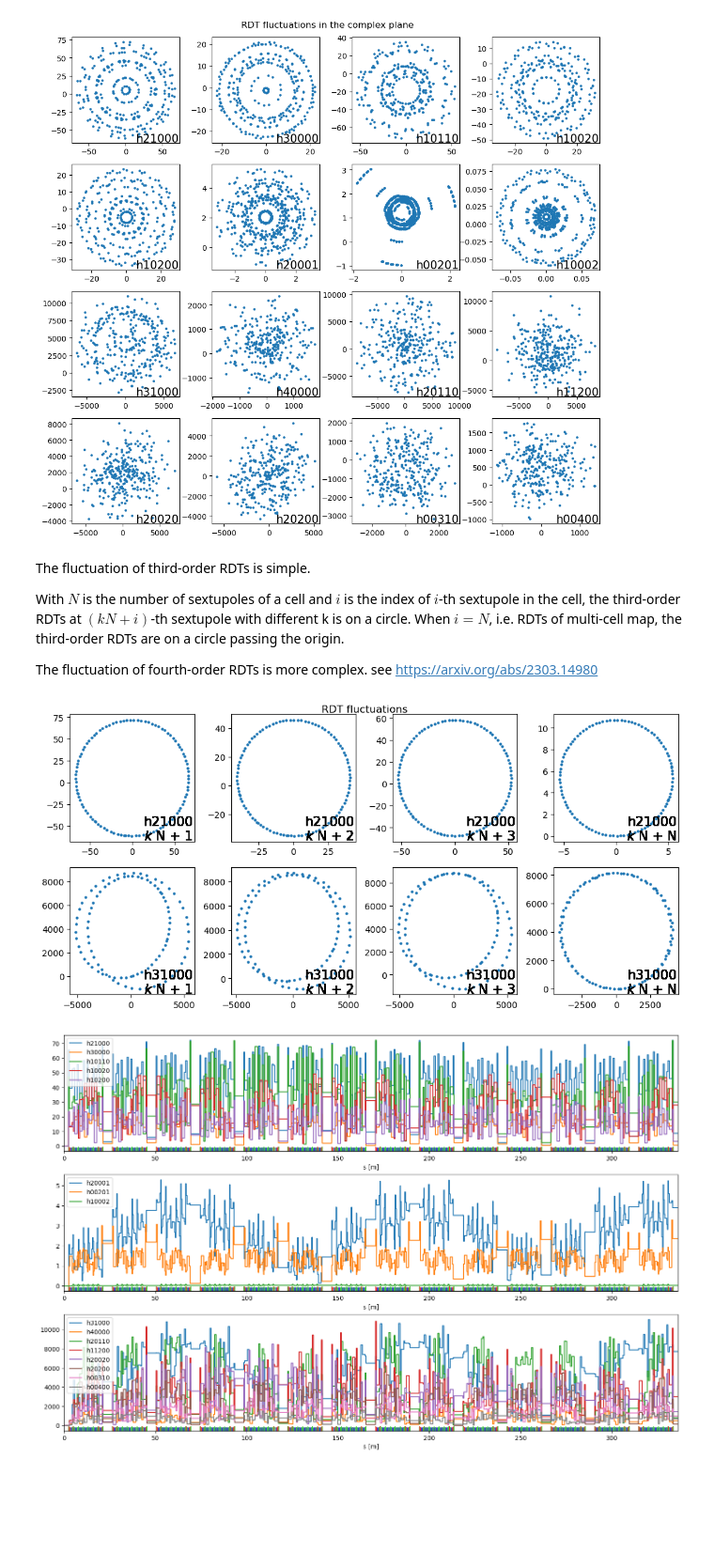
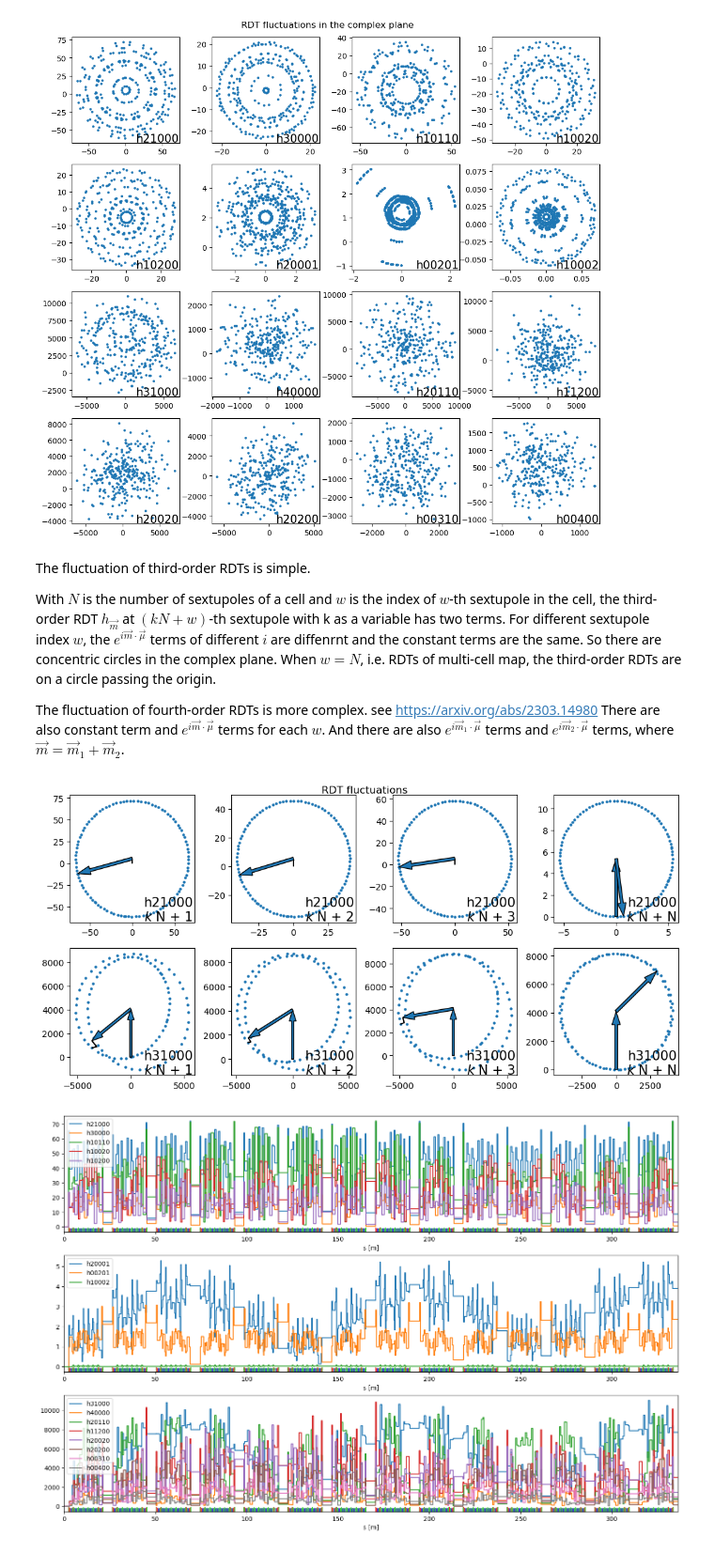
Before and after one commit to wei0852/simplestoragering, a Jupyter notebook: Example.ipynb, the cells around one changed output. Shown at 94% size. Saved outputs shown, nothing was run; the diff lists cells and outputs as text; code cells hidden in the pictures; blank space fills up the shorter version.

Commit message:
Add s_dependent_driving_terms() in example.

```diff
--- a/Example.ipynb
+++ b/Example.ipynb
@@ -126,38 +129,68 @@ plt.show()
 # %% [markdown]
 The fluctuation of third-order RDTs is simple.
 
-With $N$ is the number of sextupoles of a cell and $i$ is the index of $i$-th sextupole in the cell,
-the third-order RDTs at $(k N + i)$-th sextupole with different k is on a circle. When $i=N$, i.e. RDTs of multi-cell map, the third-order RDTs are on a circle passing the origin.
+With $N$ is the number of sextupoles of a cell and $w$ is the index of $w$-th sextupole in the cell,
+the third-order RDT $h_{\vec{m}}$ at $(k N + w)$-th sextupole with k as a variable has two terms.
+For different sextupole index $w$, the $e^{i\vec{m}\cdot \vec{\mu}}$ terms of different $i$ are diffenrnt and the constant terms are the same. So there are concentric circles in the complex plane. When $w=N$, i.e. RDTs of multi-cell map, the third-order RDTs are on a circle passing the origin.
 
 The fluctuation of fourth-order RDTs is more complex. see https://arxiv.org/abs/2303.14980
+There are also constant term and $e^{i\vec{m}\cdot\vec{\mu}}$ terms for each $w$. And there are also $e^{i\vec{m}_1\cdot\vec{\mu}}$ terms and $e^{i\vec{m}_2\cdot\vec{\mu}}$ terms, where $\vec{m} = \vec{m}_1 + \vec{m}_2$.
 # %%
 N = int(len(rdts_fluct['h21000']) / 14)
 N_cell = 100
 multi_cell_fluct = rdts.fluctuation(n_periods=N_cell)  # Here we calculate more cells to show the regularity.
+fluct_comp = rdts.fluctuation_components()
+
 fig = plt.figure(figsize=(10.5, 5))
 plt.subplots_adjust(left=0.05, right=0.98, bottom=0.05, top=0.95, wspace=0.3)
 
 for i in [0, 1, 2]:
     plt.subplot(2, 4, i + 1)
     for k in range(N_cell):
         plt.scatter(np.real(multi_cell_fluct['h21000'][int(k*N+i)]), np.imag(multi_cell_fluct['h21000'][int(k*N+i)]), c='C0', s=5)
-        plt.text(0.99, 0.01, f'h21000\n$k$ N + {i+1}', transform=plt.gca().transAxes, size=15, horizontalalignment="right")
+    n_cell = 0
+    r0 = complex(0, 0)
+    for ratio, radius in fluct_comp['h21000']:
+        r1 = radius[i] * ratio ** n_cell
+        plt.arrow(r0.real, r0.imag, r1.real, r1.imag, length_includes_head=True, width=abs(r1) / 20)
+        r0 = r0 + r1
+    plt.text(0.99, 0.01, f'h21000\n$k$ N + {i+1}', transform=plt.gca().transAxes, size=15, horizontalalignment="right")
     plt.subplot(2, 4, i + 5)
     for k in range(N_cell):
         plt.scatter(np.real(multi_cell_fluct['h31000'][int(k*N+i)]), np.imag(multi_cell_fluct['h31000'][int(k*N+i)]), c='C0', s=5)
-        plt.text(0.99, 0.01, f'h31000\n$k$ N + {i+1}', transform=plt.gca().transAxes, size=15, horizontalalignment="right")
-plt.subplot(2, 4, 4)
+    n_cell = 10
+    r0 = complex(0, 0)
+    for ratio, radius in fluct_comp['h31000']:
+        r1 = radius[i] * ratio ** n_cell
+        plt.arrow(r0.real, r0.imag, r1.real, r1.imag, length_includes_head=True, width=abs(r1) / 20)
+        r0 = r0 + r1
+    plt.text(0.99, 0.01, f'h31000\n$k$ N + {i+1}', transform=plt.gca().transAxes, size=15, horizontalalignment="right")
+
+    plt.subplot(2, 4, 4)
 for k in range(N_cell):
     plt.scatter(np.real(multi_cell_fluct['h21000'][int(k*N - 1)]), np.imag(multi_cell_fluct['h21000'][int(k*N-1)]), c='C0', s=5)
-    plt.text(0.99, 0.01, f'h21000\n$k$ N + N', transform=plt.gca().transAxes, size=15, horizontalalignment="right")
+n_cell = 10
+r0 = complex(0, 0)
+for ratio, radius in fluct_comp['h21000']:
+    r1 = radius[-1] * ratio ** n_cell
+    plt.arrow(r0.real, r0.imag, r1.real, r1.imag, length_includes_head=True, width=abs(r1) / 20)
+    r0 = r0 + r1
+plt.text(0.99, 0.01, f'h21000\n$k$ N + N', transform=plt.gca().transAxes, size=15, horizontalalignment="right")
+
 plt.subplot(2, 4, 8)
 for k in range(N_cell):
     plt.scatter(np.real(multi_cell_fluct['h31000'][int(k*N - 1)]), np.imag(multi_cell_fluct['h31000'][int(k*N-1)]), c='C0', s=5)
-    plt.text(0.99, 0.01, f'h31000\n$k$ N + N', transform=plt.gca().transAxes, size=15, horizontalalignment="right")
+n_cell = 1
+r0 = complex(0, 0)
+for ratio, radius in fluct_comp['h31000']:
+    r1 = radius[-1] * ratio ** n_cell
+    plt.arrow(r0.real, r0.imag, r1.real, r1.imag, length_includes_head=True, width=abs(r1) / 20)
+    r0 = r0 + r1
+plt.text(0.99, 0.01, f'h31000\n$k$ N + N', transform=plt.gca().transAxes, size=15, horizontalalignment="right")
 plt.suptitle('RDT fluctuations')
 plt.show()
 # %% [output]
-[figure, old version]
+[figure, new version]
 # %%
 rdts_plot = ring.driving_terms_plot_data()  # This method calculates the fluctuation of RDTs along the ring.
 fig = plt.figure(figsize=(15, 10))
```
Also changed, not shown: parts of 7 cells of this notebook, 1 other file.
